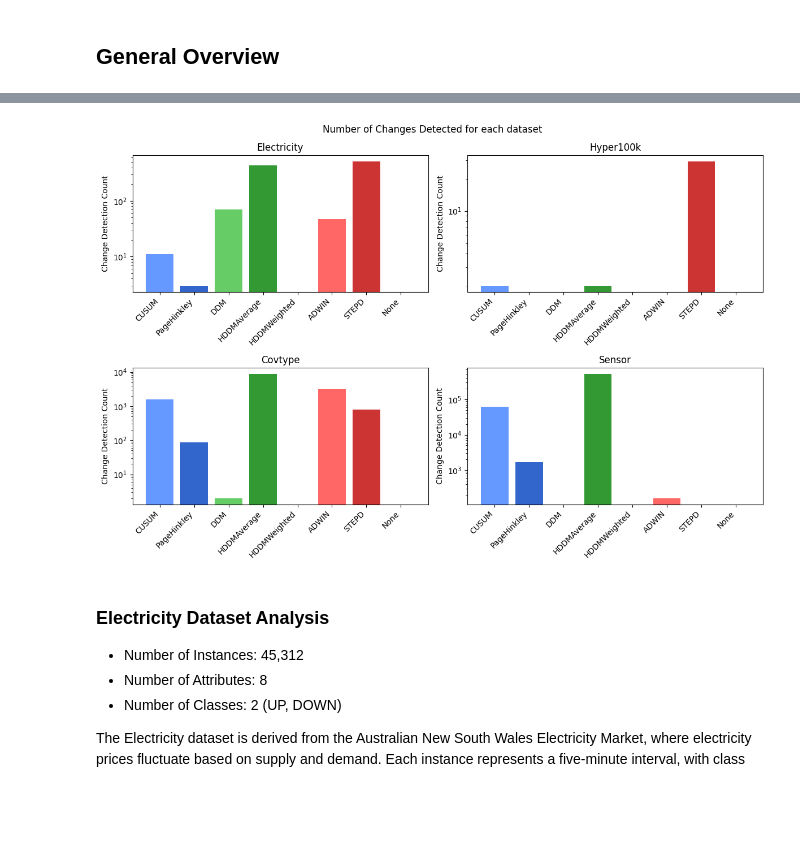
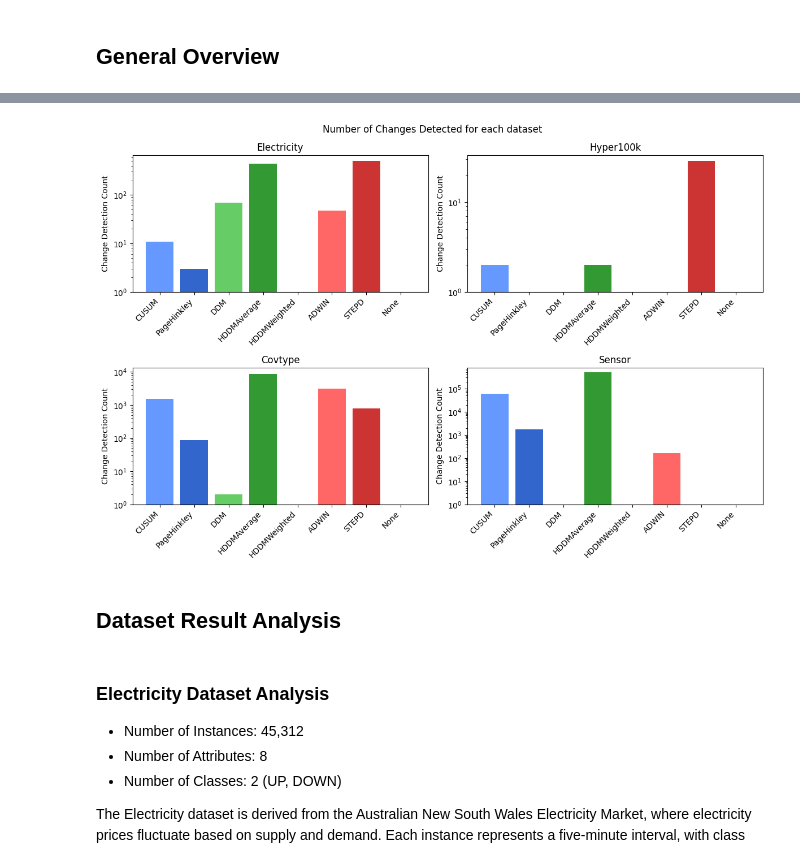
Before and after one commit to Streaming-Data-Analytics/2024-2025_Benchmarking-Detectors-in-SML, a Jupyter notebook: notebooks/Benchmarking.ipynb, the cells around one changed output, grey strips where cells are left out. Drawn from its saved outputs; the diff is of its cells as text; code cells hidden in the pictures; blank space fills up the shorter version.

```diff
--- a/notebooks/Benchmarking.ipynb
+++ b/notebooks/Benchmarking.ipynb
@@ -33,10 +33,10 @@ df["detector"] = df["detector"].replace(np.nan, "None")
 # %%
 df[['dataset', 'classifier', 'detector']] = df[['dataset', 'classifier', 'detector']].astype(str)
 
-list_cols = ['windowed_accuracy', 'windowed_f1', 'changes']
-df[list_cols] = df[list_cols].replace({'': '[]'})
+list_cols = ['windowed_accuracy', 'windowed_f1']
 
-for col in list_cols:
+# Transform into list
+for col in list_cols: #
     df[col] = df[col].apply(lambda x: list(map(float, str(x).strip('[]').split(','))) if isinstance(x, str) and x != '[]' else (x if isinstance(x, list) else []))
 # %%
 import matplotlib.pyplot as plt
@@ -200,0 +172,30 @@ plt.show()
+# %%
+fig, axs = plt.subplots(2, 2, figsize=(12, 8))
+fig.suptitle(f"CPU Usage for each dataset")
+
+for i, stream in enumerate(df['dataset'].unique()):
+  row = i // 2
+  col = i % 2
+
+  axs[row, col].set_title(stream)
+  axs[row, col].set_ylabel("CPU Usage (%)")
+
+
+  detector_times = {}
+
+  bar_colors = []
+  for detector in df['detector'].unique():
+    subset = df[(df['dataset'] == stream) & (df['detector'] == detector)]
+    if not subset.empty:
+      detector_times[detector] = subset['cpu_usage'].iloc[0]
+      color, _ = get_plot_style(detector)
+      bar_colors.append(color)
+
+  axs[row, col].bar(detector_times.keys(), detector_times.values(), color=bar_colors)
+  axs[row, col].set_xticks(list(detector_times.keys()))
+  axs[row, col].set_xticklabels(list(detector_times.keys()), rotation=45, ha='right')
+
+
+
+plt.tight_layout()
+plt.show()
@@ -202,32 +205,32 @@ plt.show()
 fig, axs = plt.subplots(2, 2, figsize=(12, 8))
 fig.suptitle(f"Number of Changes Detected for each dataset")
 
 for i, stream in enumerate(df['dataset'].unique()):
   row = i // 2
   col = i % 2
 
   axs[row, col].set_title(stream)
   axs[row, col].set_ylabel("Change Detection Count")
 
 
   changes_detected_counts = {}
   bar_colors = []
 
   for detector in df['detector'].unique():
     subset = df[(df['dataset'] == stream) & (df['detector'] == detector)]
     if not subset.empty:
-      changes_detected_counts[detector] = len(subset['changes'].iloc[0])
+      changes_detected_counts[detector] = subset['num_changes'].iloc[0]
       color, _ = get_plot_style(detector)
       bar_colors.append(color)
 
   axs[row, col].bar(changes_detected_counts.keys(), changes_detected_counts.values(), color=bar_colors)
   axs[row, col].set_xticks(list(detector_times.keys()))
   axs[row, col].set_xticklabels(list(detector_times.keys()), rotation=45, ha='right')
   axs[row, col].set_yscale('log')
   axs[row, col].set_ylim(bottom=1)
 
 
 plt.tight_layout()
 plt.show()
 # %% [output]
-[figure, old version]
+[figure, new version]
@@ -267,0 +237,2 @@ plt.show()
+# %% [markdown]
+## Dataset Result Analysis
```
Also changed, not shown: parts of 22 cells of this notebook, 4 other files.
